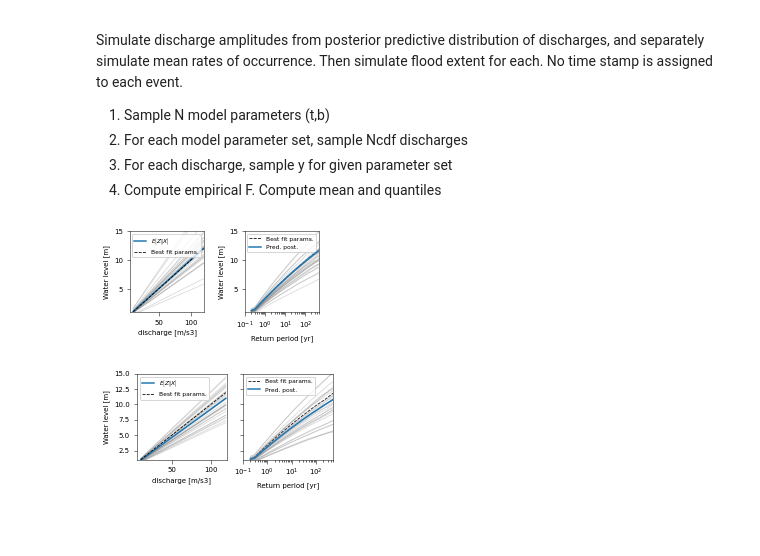
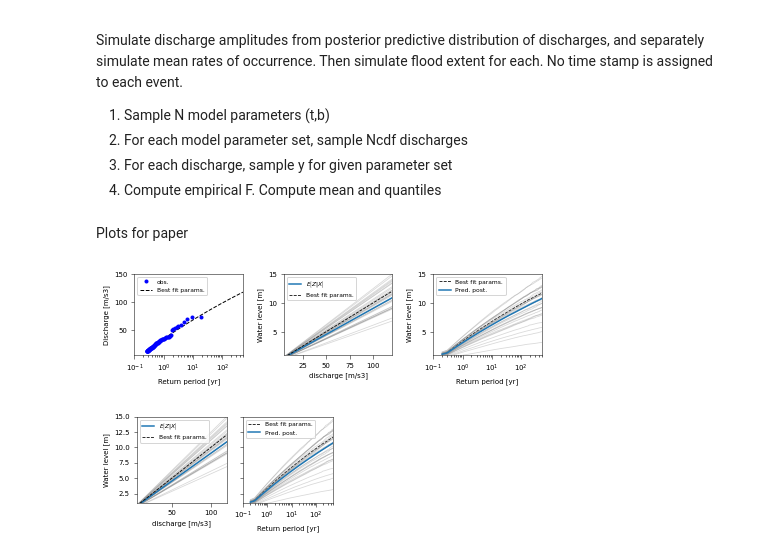
Before and after one commit to mbalbi/icasp14_paper68, a Jupyter notebook: synthetic_model.ipynb, the cells around one changed output. Saved outputs shown, nothing was run; the diff lists cells and outputs as text; code cells hidden in the pictures; blank space fills up the shorter version.

```diff
--- a/synthetic_model.ipynb
+++ b/synthetic_model.ipynb
@@ -74,9 +87,7 @@ $$
 ti = np.diff( df_cl.time )
 n = len(qu) # Events occurred
 T = len(df)/365 # Total time in years
-m_mean = (n+1/2)/T
-m_dist = st.gamma( n+1/2, loc=0, scale=1/(T+1/2) )
-m_pred = st.lomax( n+1/2, loc=0, scale=T+1/2 )
+m_mean = n/T
 
 # Check exponential distribution of interarrival times
 distr = st.expon
@@ -240,19 +266,19 @@ rbeta = dbeta.rvs(size=N)
 # %%
 # Plot
-x_plot = np.arange( 0, 2, 0.01 )
+beta_plot = np.arange( 0, 2, 0.01 )
 fig, ax = plt.subplots( figsize=(8.4/2.54,4.5/2.54) )
 # sym
 pSN = fsolve( myfunction, x0=(beta_mode,sigma), args=(beta_mode,sigma,0) )
 dbeta_aux = st.skewnorm( loc=pSN[0], scale=pSN[1], a=0 )
-ax.plot( x_plot, dbeta_aux.pdf( x_plot ), label='symmetric' )
+ax.plot( beta_plot, dbeta_aux.pdf( beta_plot ), label='symmetric' )
 # skew right
 pSN = fsolve( myfunction, x0=(beta_mode,sigma), args=(beta_mode,sigma,3) )
 dbeta_aux = st.skewnorm( loc=pSN[0], scale=pSN[1], a=3 )
-ax.plot( x_plot, dbeta_aux.pdf( x_plot ), label='right-skewed' )
+ax.plot( beta_plot, dbeta_aux.pdf( beta_plot ), label='right-skewed' )
 # skew left
 pSN = fsolve( myfunction, x0=(beta_mode,sigma), args=(beta_mode,sigma,-3) )
 dbeta_aux = st.skewnorm( loc=pSN[0], scale=pSN[1], a=-3 )
-ax.plot( x_plot, dbeta_aux.pdf( x_plot ), label='left-skewed' )
+ax.plot( beta_plot, dbeta_aux.pdf( beta_plot ), label='left-skewed' )
 
 ax.set_xlabel( r'$\beta$' )
 ax.set_ylabel( 'density' )
@@ -284,6 +313,4 @@ Distribution for Z=g(x)
 # %%
-x_plot = np.arange(10,120,1)
-
 # Probabilistic model
 z_given_x = np.zeros( [rbeta.size, len(x_plot)] )
 for i in range( rbeta.size ):
@@ -346,15 +375,13 @@ Simulate discharge amplitudes from posterior predictive distribution of discharg
 N = 1000
 Ncdf = 100000
 
- # Discharge parameters
-rlambda = m_dist.rvs( size=N ) # Mean rate of occurrrence parameter
 # source-to-site parameters
 rbeta = dbeta.rvs(size=Ncdf)
 # GPD parameters
 x_indices = np.random.choice( Xstack.shape[0], size=Ncdf )
 
 # Simulate hazard curve for each parameter set
-zGplot = 1-1/Tr_plot/m_dist.mean()
+zGplot = 1-1/Tr_plot/m_mean
 Gq1 = np.zeros( [ N, z_plot.size ] )
 Gq11 = np.zeros( [ N, z_plot.size ] )
 Gq12 = np.zeros( [ N, z_plot.size ] )
@@ -370,26 +397,26 @@ for i in range( N ):
     rs = computationalModel( qi+u, rbeta[i] )
     # Annual probability of exceedance
     rs_sort, Femp = ecdf( rs )
-    Tremp = 1/rlambda[i]/(1-Femp[:-1])
+    Tremp = 1/m_mean/(1-Femp[:-1])
     # Interpolation for plotting
-    Gq1[i] = rlambda[i] * np.interp( z_plot, rs_sort, 1-Femp )
+    Gq1[i] = m_mean * np.interp( z_plot, rs_sort, 1-Femp )
     zF1[i]= np.interp( zGplot, Femp, rs_sort )
 
     rs_beta_mle = computationalModel( qi+u, beta_map )
     # Annual probability of exceedance
     rs_sort, Femp = ecdf( rs_beta_mle )
-    Tremp = 1/rlambda[i]/(1-Femp[:-1])
+    Tremp = 1/m_mean/(1-Femp[:-1])
     # Interpolation for plotting
-    Gq11[i] = rlambda[i] * np.interp( z_plot, rs_sort, 1-Femp )
+    Gq11[i] = m_mean * np.interp( z_plot, rs_sort, 1-Femp )
     zF11[i]= np.interp( zGplot, Femp, rs_sort )
 
     qi_mle = st.genpareto.rvs( size=Ncdf, *t_mle )
     rs_q_mle = computationalModel( qi_mle+u, rbeta[i] )
     # Annual probability of exceedance
     rs_sort, Femp = ecdf( rs_q_mle )
-    Tremp = 1/rlambda[i]/(1-Femp[:-1])
+    Tremp = 1/m_mean/(1-Femp[:-1])
     # Interpolation for plotting
-    Gq12[i] = rlambda[i] * np.interp( z_plot, rs_sort, 1-Femp )
+    Gq12[i] = m_mean * np.interp( z_plot, rs_sort, 1-Femp )
     zF12[i]= np.interp( zGplot, Femp, rs_sort )
 
 # Mean and confidence bounds
@@ -407,15 +434,17 @@ Gq_mean12 = Gq12.mean( axis=0 )
 Gq_cf12 = np.quantile( Gq12, [0.1,0.5,0.9], axis=0 )
 zF_mean12 = zF12.mean( axis=0 )
 zF_cf12 = np.quantile( zF12, [0.1,0.5,0.9], axis=0 )
+# %% [markdown]
+Plots for paper
 # %%
 # Plot
 fig, ax = plt.subplots( figsize=(16/2.54,4.5/2.54), ncols=3 )
 
 # X MODEL PLOT
 ax[0].plot( 1/pannual_emp, np.sort(qu)+u, 'bo', markersize=3, label='obs.', zorder=10 )
-# ax[0].plot( z_plot, zTri[:,:30], color='gray', alpha=.3 )
+# ax[0].plot( Tr_plot, zTri[:,:30], color='gray', alpha=.3 )
 # ax[0].plot( Tr_plot, qTr_mean, label='Pred. post.', linewidth=1.5 )
-ax[0].plot( 1/pannual_mean_mle, xplot+u, label='Best fit params.', linewidth=1,
+ax[0].plot( 1/pannual_mean_mle, x_plot+u, label='Best fit params.', linewidth=1,
             color='k', linestyle='--' )
 ax[0].set_xlabel( 'Return period [yr]' )
 ax[0].set_ylabel( 'Discharge [m/s3]' )
@@ -427,49 +456,42 @@ ax[0].legend( loc='best', fontsize=6 )
 # ax[0].axvline( beta_max[0], color='k', linestyle='--' )
 # ax[0].axvline( rbeta[:,0].mean(), color='r', linestyle='--' )
 
-# 2. g MODEL PLOT
+# 2. Z|X MODEL PLOT
 # ax[1].plot( q0, y.T, color='gray', alpha=.4 )
 # ax[1].fill_between( qz_plot, y1=y_ci[0], y2=y_ci[1], alpha=.4 )
 ax[1].plot( x_plot, z_given_x[:30,:].T, color='gray', alpha=.3 )
 ax[1].plot( x_plot, z_given_x_mean, color='C0', label=r'$E \left[ Z|X \right]$', linewidth=1.5 )
-ax[1].plot( x_plot, y_mle, 'k--', label='Best fit params.' )
+ax[1].plot( x_plot, z_mle, 'k--', label='Best fit params.' )
 ax[1].set_xlabel('discharge [m/s3]')
 ax[1].set_ylabel('Water level [m]')
 ax[1].set_xlim([5,120])
 ax[1].set_ylim([1,15])
 ax[1].legend( fontsize=6 );
-
-q_ix = 40
-# ax[1].axvline( q_plot[q_ix], color='gray', linestyle='--')
-k = st.gaussian_kde( z_given_x[:,q_ix], bw_method=0.4 )
-y_kde = z_plot
-# ax[1].fill_betweenx( y_kde, x1=q_plot[q_ix], x2 = 30*k( y_kde ) + q_plot[q_ix],
-#                      color='gray', alpha=0.6 )
 
 # 3. HAZARD PLOT
 o1 = ax[2].plot( Tr_mle, rs_mle, label='Best fit params.', color='k', linestyle='--' )
 # Method 1.a
 # o1 = ax[2].fill_betweenx( x1=1/Gq_cf11[0], x2=1/Gq_cf11[-1], y=rs_plot1, alpha=0.5,
 #                         linewidth=0, label='CI: {}\%'.format(90) )
 # o2 = ax[2].plot( 1/Gq_mean0, rs_plot0, label='Method 1a' )
 # o2 = ax[2].plot( 1/Gq_mean11, rs_plot1, label='Pred. post.', linestyle='-' )
 o2 = ax[2].plot( Tr_plot, zF_mean12, label='Pred. post.', linestyle='-', zorder=10, linewidth=1.5 )
 # o2 = ax[2].fill_between( zTrplot, y1=zF_cf11[0], y2=zF_cf11[-1], alpha=0.1,
 #                          linewidth=1, linestyle='--', label='CI: {}%'.format(90))
 # o2 = ax[2].plot( zTrplot, zF_cf11[0], linestyle='-', color='C0', linewidth=1 )
 # o2 = ax[2].plot( zTrplot, zF_cf11[-1], linestyle='-', color='C0', linewidth=1 )
 o3 = ax[2].plot( Tr_plot, zF12[:30,:].T, color='gray', alpha=.3 )
 # o2 = ax[2].plot( 1/Gq_mean02, rs_plot0, label='Method 1a q best', linestyle='--' )
 
 ax[2].set_xlabel( 'Return period [yr]' )
 ax[2].set_ylabel( 'Water level [m]' )
 ax[2].set_xlim([0.1,500])
 ax[2].set_ylim([1,15])
 ax[2].set_xscale('log')
 ax[2].legend( loc='best', fontsize=6 )
 fig.tight_layout();
 # %% [output]
-[figure, old version]
+[figure, new version]
 # %%
 # Plot
 fig, ax = plt.subplots( figsize=(8.4/2.54,4.6/2.54), ncols=2, sharey=True )
```
Also changed, not shown: parts of 38 cells of this notebook.
